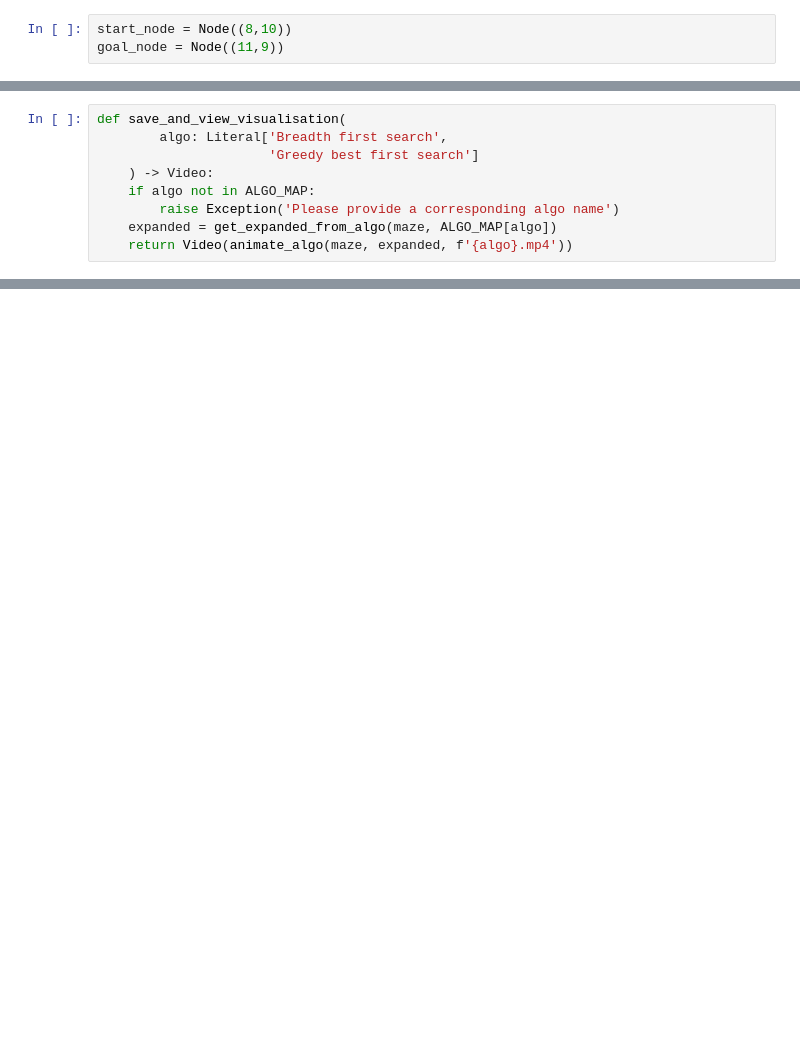
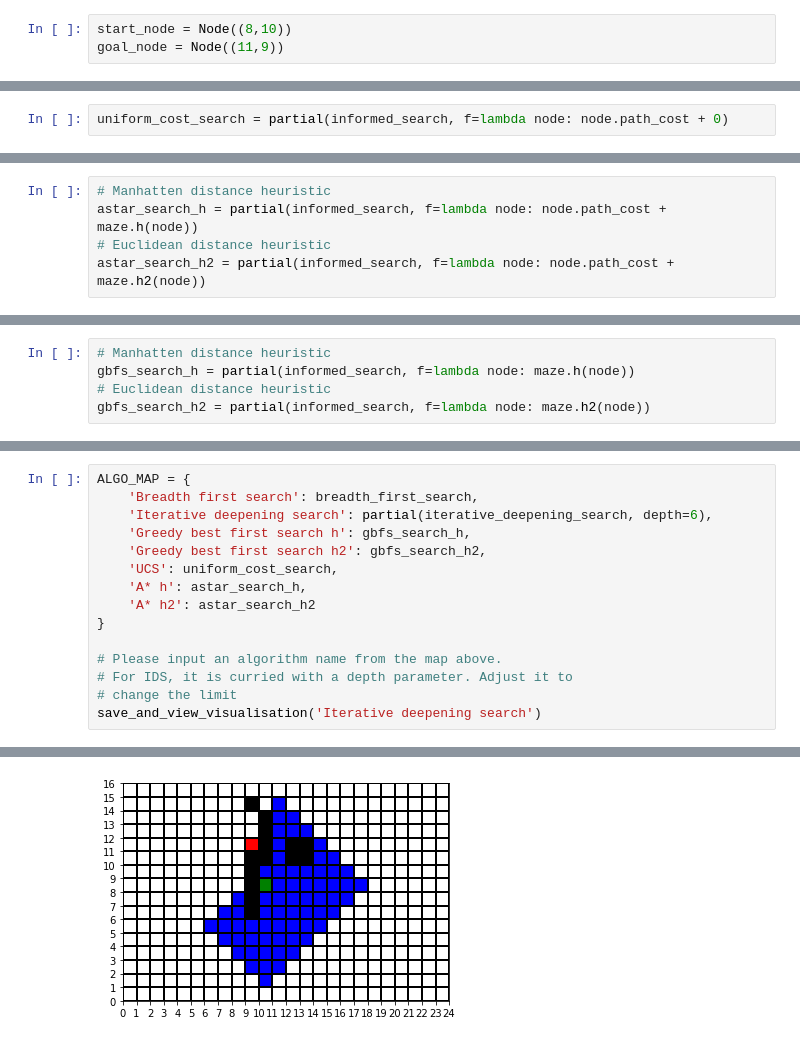
Before and after one commit to AntheaJFW/it5005-assignment-1-grp-39, a Jupyter notebook: Assignment 1 Q1-1.ipynb, the cells around one changed output, grey strips where cells are left out. Saved outputs shown, nothing was run; the diff lists cells and outputs as text; blank space fills up the shorter version.

Commit message:
Cleanup for assignment (#1)
* added generic informed search algo

* fix references

* minor cleanup

* with img

* added iterative deepening and depth limited

* Cleanup into assignment

```diff
--- a/Assignment 1 Q1-1.ipynb
+++ b/Assignment 1 Q1-1.ipynb
@@ -588,9 +375,0 @@ def animate_algo(maze,
-# %%
-def save_and_view_visualisation(
-        algo: Literal['Breadth first search',
-                      'Greedy best first search']
-    ) -> Video:
-    if algo not in ALGO_MAP:
-        raise Exception('Please provide a corresponding algo name')
-    expanded = get_expanded_from_algo(maze, ALGO_MAP[algo])
-    return Video(animate_algo(maze, expanded, f'{algo}.mp4'))
@@ -626,0 +692,2 @@ True
+# %%
+uniform_cost_search = partial(informed_search, f=lambda node: node.path_cost + 0)
@@ -626,0 +711,5 @@ True
+# %%
+# Manhatten distance heuristic
+astar_search_h = partial(informed_search, f=lambda node: node.path_cost + maze.h(node))
+# Euclidean distance heuristic
+astar_search_h2 = partial(informed_search, f=lambda node: node.path_cost + maze.h2(node))
@@ -626,0 +745,5 @@ True
+# %%
+# Manhatten distance heuristic
+gbfs_search_h = partial(informed_search, f=lambda node: maze.h(node))
+# Euclidean distance heuristic
+gbfs_search_h2 = partial(informed_search, f=lambda node: maze.h2(node))
@@ -626,0 +1029,16 @@ True
+# %%
+ALGO_MAP = {
+    'Breadth first search': breadth_first_search,
+    'Iterative deepening search': partial(iterative_deepening_search, depth=6),
+    'Greedy best first search h': gbfs_search_h,
+    'Greedy best first search h2': gbfs_search_h2,
+    'UCS': uniform_cost_search,
+    'A* h': astar_search_h,
+    'A* h2': astar_search_h2
+}
+
+# Please input an algorithm name from the map above.
+# For IDS, it is curried with a depth parameter. Adjust it to
+# change the limit
+save_and_view_visualisation('Iterative deepening search')
+# %% [output]
@@ -626,0 +1063 @@ True
+[figure, added]
```
Also changed, not shown: parts of 90 cells of this notebook, 1 other file.
